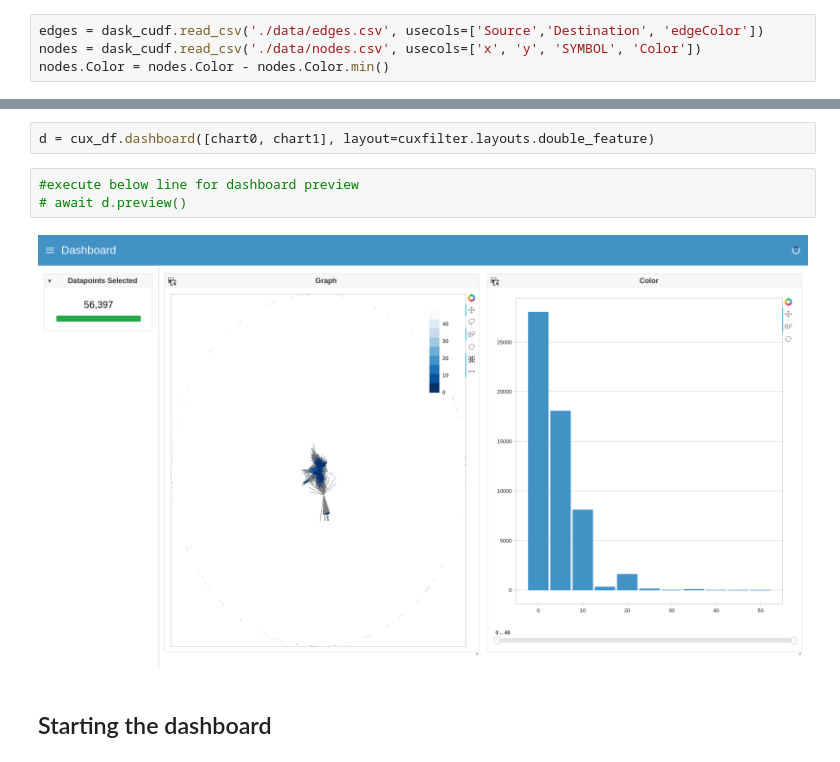
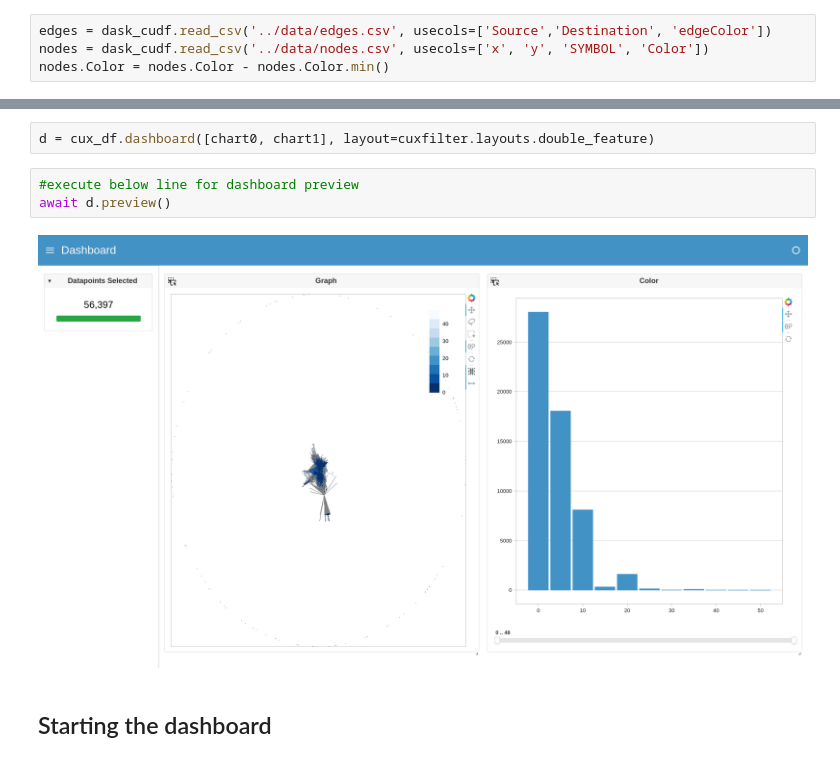
Before and after one commit to AjayThorve/cuxfilter, a Jupyter notebook: notebooks/cuxfilter with dask_cudf/graphs_dask_distributed.ipynb, the cells around one changed output, grey strips where cells are left out. Drawn from its saved outputs; the diff is of its cells as text.

```diff
--- a/notebooks/cuxfilter with dask_cudf/graphs_dask_distributed.ipynb
+++ b/notebooks/cuxfilter with dask_cudf/graphs_dask_distributed.ipynb
@@ -61,8 +39,8 @@ OPTIMIZE=True
 # %% [markdown]
 ## Load required datasets using dask_cudf
 # %%
-edges = dask_cudf.read_csv('./data/edges.csv', usecols=['Source','Destination', 'edgeColor'])
-nodes = dask_cudf.read_csv('./data/nodes.csv', usecols=['x', 'y', 'SYMBOL', 'Color'])
+edges = dask_cudf.read_csv('../data/edges.csv', usecols=['Source','Destination', 'edgeColor'])
+nodes = dask_cudf.read_csv('../data/nodes.csv', usecols=['x', 'y', 'SYMBOL', 'Color'])
 nodes.Color = nodes.Color - nodes.Color.min()
 # %%
 nodes
@@ -130,9 +108,9 @@ chart1 = cuxfilter.charts.bar(x='Color', data_points=10)
 d = cux_df.dashboard([chart0, chart1], layout=cuxfilter.layouts.double_feature)
 # %%
 #execute below line for dashboard preview
-# await d.preview()
+await d.preview()
 # %% [output]
-[figure, old version]
+[figure, new version]
 # %% [markdown]
 ## Starting the dashboard
 # %% [markdown]
```
Also changed, not shown: parts of 9 cells of this notebook.
